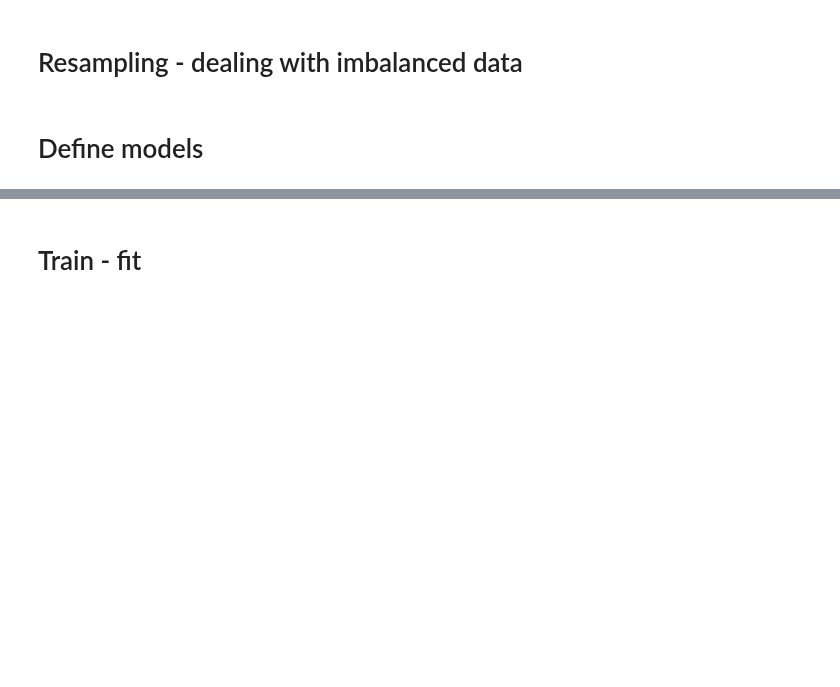
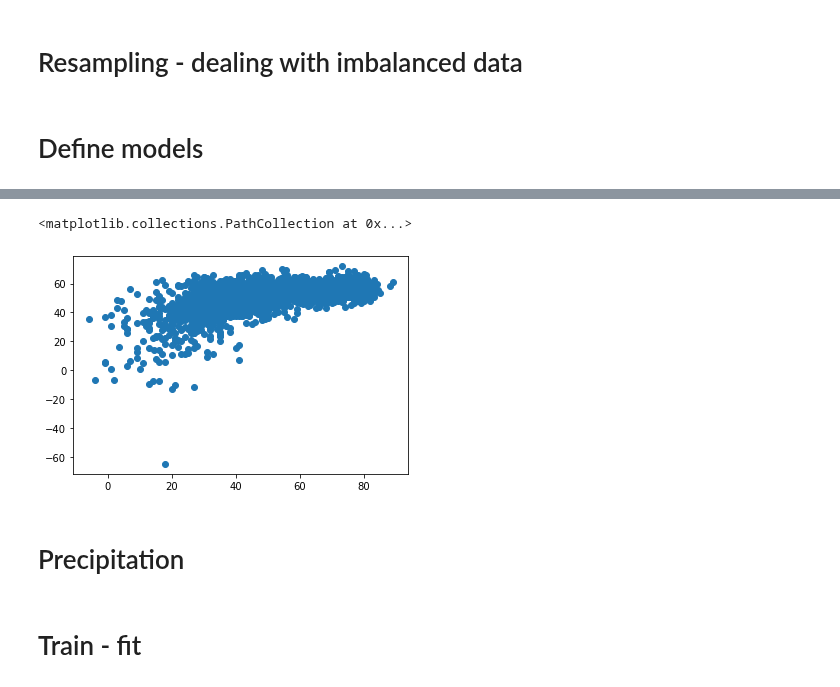
Before and after one commit to Alex-Kamenev/Weather_Data_Prediction_Models, a Jupyter notebook: Weather_Data_Predictive_Models.ipynb, the cells around one changed output, grey strips where cells are left out. Drawn from its saved outputs; the diff is of its cells as text; code cells hidden in the pictures; blank space fills up the shorter version.

```diff
--- a/Weather_Data_Predictive_Models.ipynb
+++ b/Weather_Data_Predictive_Models.ipynb
@@ -68,3 +347,10 @@ cycle per model
+# %%
+plt.scatter(Y_test, Y_pred)
+# %% [output]
+<matplotlib.collections.PathCollection at 0x...>
+[figure, added]
+# %% [markdown]
+# Precipitation
 # %% [markdown]
 # Train - fit
 # %% [markdown]
```
Also changed, not shown: parts of 36 cells of this notebook, 2 other files.
